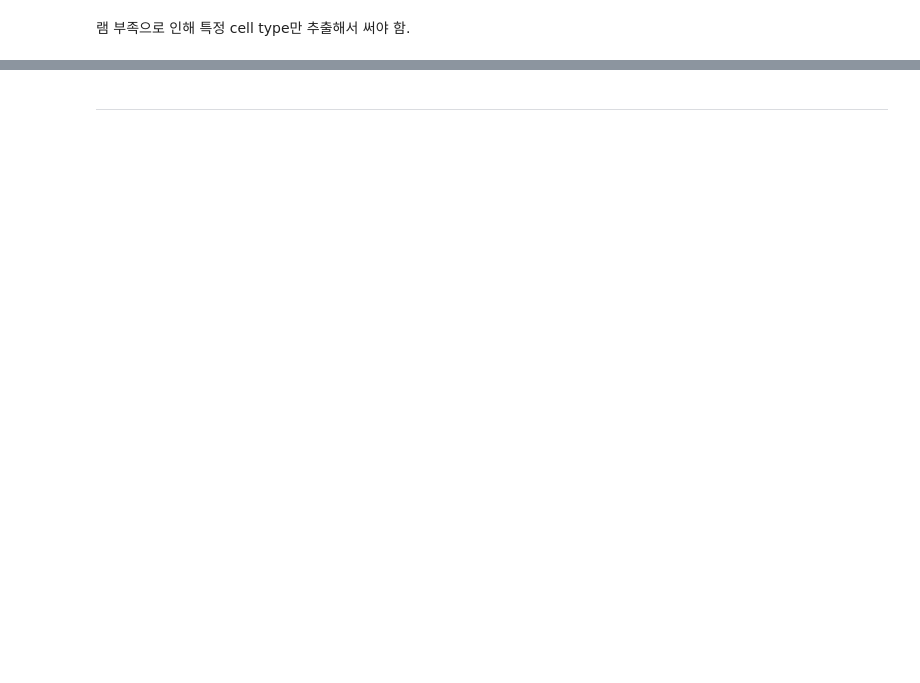
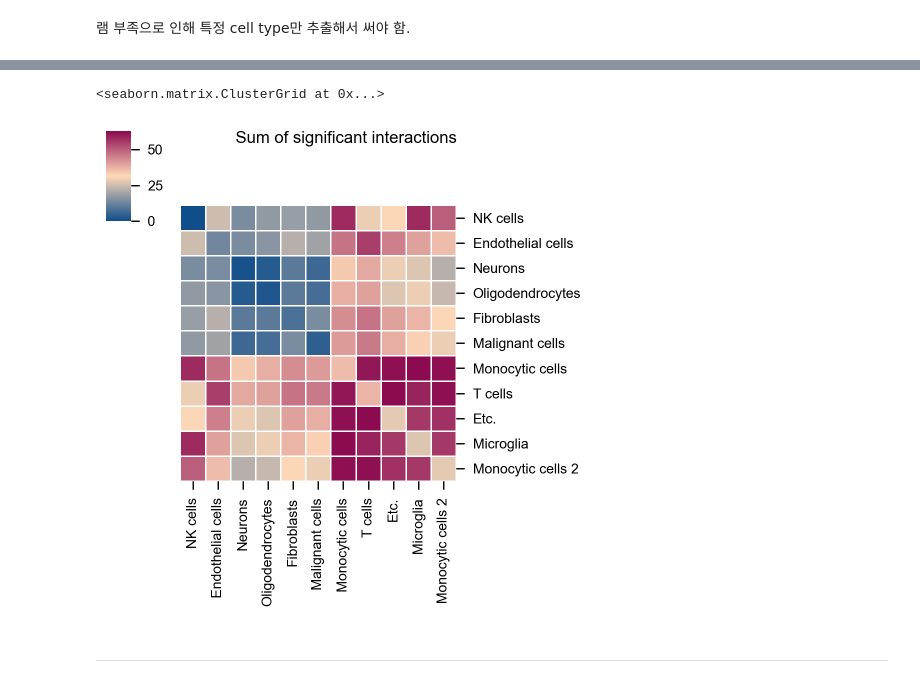
Before and after one commit to Sungwoo-Chang/16_human, a Jupyter notebook: 4. cell-cell interaction copy.ipynb, the cells around one changed output, grey strips where cells are left out. Cells and saved outputs as stored; diff of their text form; code cells hidden in the pictures; blank space fills up the shorter version.

```diff
--- a/4. cell-cell interaction copy.ipynb
+++ b/4. cell-cell interaction copy.ipynb
@@ -73,0 +171,3 @@ Fontsize 0.00 < 1.0 pt not allowed by FreeType. Setting fontsize = 1 pt
+# %%
+ic_list = ['CD27', 'CD28', 'CD40', 'IL2RB', 'TNFRSF9', 'TNFRSF4', 'TNFRSF18', 'ICOS',
+            'ADORA2A', 'ADORA2B', 'CD276' 'VTCN1', 'BTLA', 'CTLA4', 'IDO1', 'KIR3DL1', 'NOX2', 'PDCD1', 'CD274', 'PDCD1LG2', 'HAVCR2', 'VSIR', 'SIGLEC7', 'SIGLEC9']
@@ -73,0 +179,12 @@ Fontsize 0.00 < 1.0 pt not allowed by FreeType. Setting fontsize = 1 pt
+# %%
+import ktplotspy as kpy
+
+kpy.plot_cpdb_heatmap(
+    pvals = filtered_df,
+    degs_analysis = False,
+    figsize = (5, 5),
+    title = "Sum of significant interactions"
+)
+# %% [output]
+<seaborn.matrix.ClusterGrid at 0x...>
+[figure, added]
```
Also changed, not shown: parts of 29 cells of this notebook, 14 other files.
